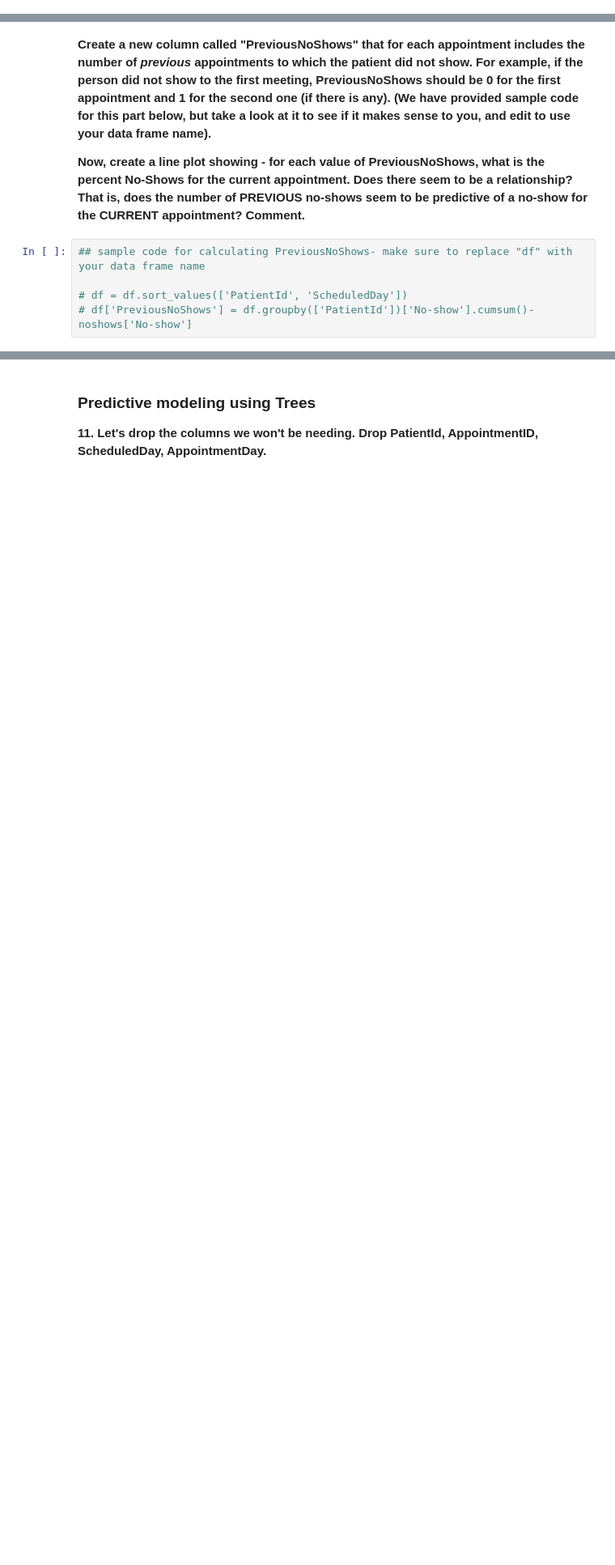
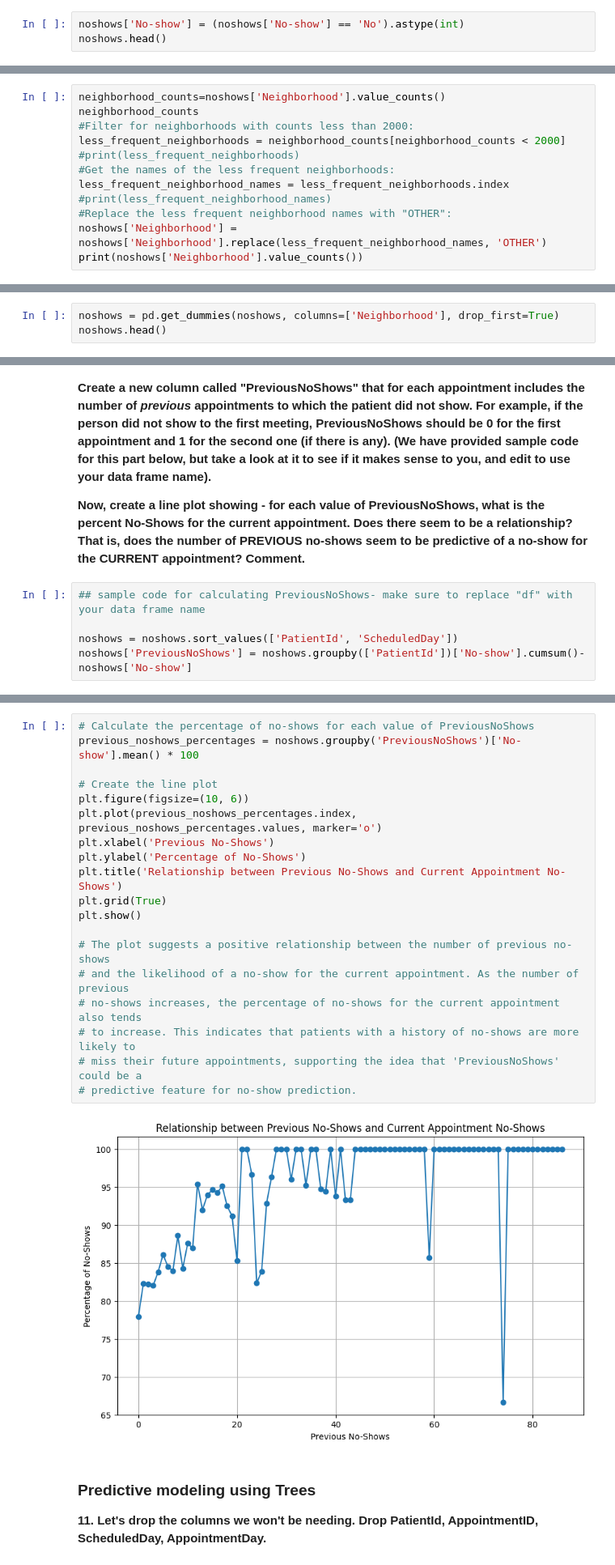
Before and after one commit to DotBion/techgb2336-dataSciBiz, a Jupyter notebook: Copy_of_HW2.ipynb, the cells around one changed output, grey strips where cells are left out. Shown at 81% size. Cells and saved outputs as stored; diff of their text form; blank space fills up the shorter version.

```diff
--- a/Copy_of_HW2.ipynb
+++ b/Copy_of_HW2.ipynb
@@ -235,2 +274,5 @@ plt.show()
 # %% [markdown]
 **7. Do the same for the No-show variable. It should be 1 if the person didn't show and 0 otherwise.**
+# %%
+noshows['No-show'] = (noshows['No-show'] == 'No').astype(int)
+noshows.head()
@@ -237,2 +286,14 @@ plt.show()
 # %% [markdown]
 **8. Now we explore the `Neighborhood` feature.  It is a categorical with many levels (as can be seen from `value_counts`).  To simplify the analysis we are going to create a new verison of `Neighborhood` by re-labelling any neighborhoods that appear LESS THAN 2000 times and give them the label Neighborhood="OTHER".  Show a table of value_counts of your *new* Neighborhood feature.**
+# %%
+neighborhood_counts=noshows['Neighborhood'].value_counts()
+neighborhood_counts
+#Filter for neighborhoods with counts less than 2000:
+less_frequent_neighborhoods = neighborhood_counts[neighborhood_counts < 2000]
+#print(less_frequent_neighborhoods)
+#Get the names of the less frequent neighborhoods:
+less_frequent_neighborhood_names = less_frequent_neighborhoods.index
+#print(less_frequent_neighborhood_names)
+#Replace the less frequent neighborhood names with "OTHER":
+noshows['Neighborhood'] = noshows['Neighborhood'].replace(less_frequent_neighborhood_names, 'OTHER')
+print(noshows['Neighborhood'].value_counts())
@@ -239,2 +318,5 @@ plt.show()
 # %% [markdown]
 **9. Create dummy variables for your new Neighborhood feature, add the dummies to your data frame, and then drop the original Neighborhood column from the data frame. Print a `head()` of your new data frame.**
+# %%
+noshows = pd.get_dummies(noshows, columns=['Neighborhood'], drop_first=True)
+noshows.head()
@@ -249,5 +339,5 @@ plt.show()
 # %%
 ## sample code for calculating PreviousNoShows- make sure to replace "df" with your data frame name
 
-# df = df.sort_values(['PatientId', 'ScheduledDay'])
-# df['PreviousNoShows'] = df.groupby(['PatientId'])['No-show'].cumsum()- noshows['No-show']
+noshows = noshows.sort_values(['PatientId', 'ScheduledDay'])
+noshows['PreviousNoShows'] = noshows.groupby(['PatientId'])['No-show'].cumsum()- noshows['No-show']
@@ -254,3 +362,24 @@ plt.show()
+# %%
+# Calculate the percentage of no-shows for each value of PreviousNoShows
+previous_noshows_percentages = noshows.groupby('PreviousNoShows')['No-show'].mean() * 100
+
+# Create the line plot
+plt.figure(figsize=(10, 6))
+plt.plot(previous_noshows_percentages.index, previous_noshows_percentages.values, marker='o')
+plt.xlabel('Previous No-Shows')
+plt.ylabel('Percentage of No-Shows')
+plt.title('Relationship between Previous No-Shows and Current Appointment No-Shows')
+plt.grid(True)
+plt.show()
+
+# The plot suggests a positive relationship between the number of previous no-shows
+# and the likelihood of a no-show for the current appointment. As the number of previous
+# no-shows increases, the percentage of no-shows for the current appointment also tends
+# to increase. This indicates that patients with a history of no-shows are more likely to
+# miss their future appointments, supporting the idea that 'PreviousNoShows' could be a
+# predictive feature for no-show prediction.
+# %% [output]
+[figure, added]
 # %% [markdown]
 ### Predictive modeling using Trees
 
```
Also changed, not shown: parts of 22 cells of this notebook.
